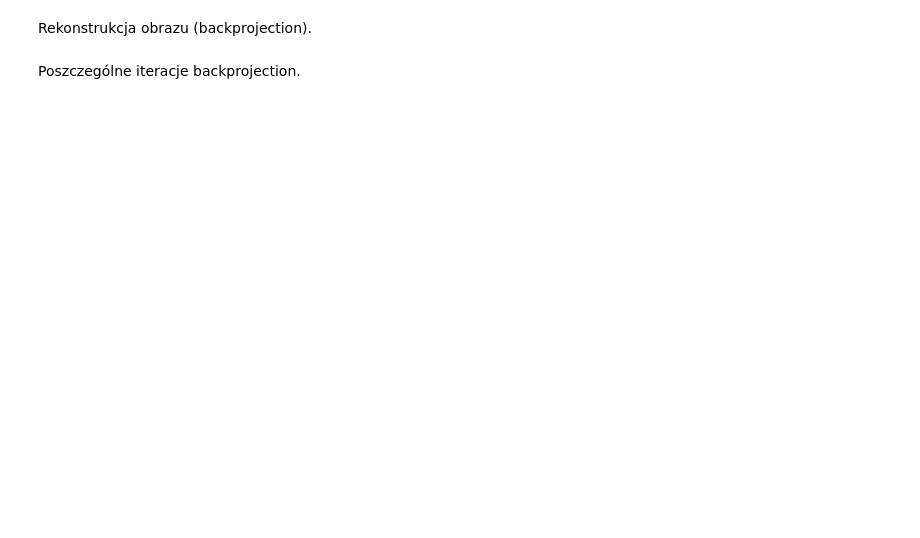
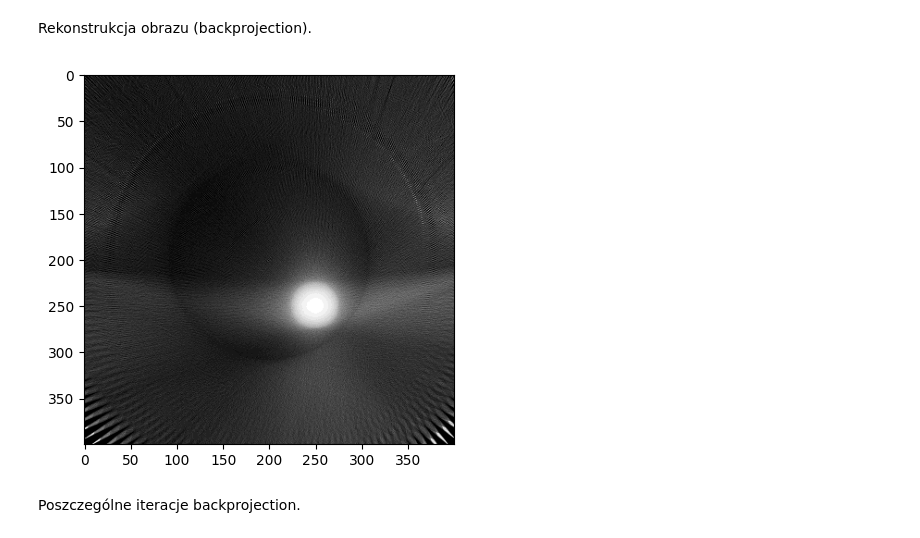
Before and after one commit to PUT-CS/iwm-tomograf, a Jupyter notebook: main.ipynb, the cells around one changed output. Drawn from its saved outputs; the diff is of its cells as text; code cells hidden in the pictures; blank space fills up the shorter version.

```diff
--- a/main.ipynb
+++ b/main.ipynb
@@ -41,8 +48,10 @@ int_range_sinogram.observe(on_value_change_sinogram, names='value')
 Rekonstrukcja obrazu (backprojection).
 # %%
 whole_reconstruction = backprojection(imgMatrix, whole_sinogram, alpha, phi_range, num_detectors, num_iterations)
-plt.matshow(whole_reconstruction, cmap=plt.cm.gray)
+plt.imshow(whole_reconstruction, cmap=plt.cm.gray)
 plt.show()
+# %% [output]
+[figure, added]
 # %% [markdown]
 Poszczególne iteracje backprojection.
 # %%
```
Also changed, not shown: parts of 6 cells of this notebook, 6 other files.
